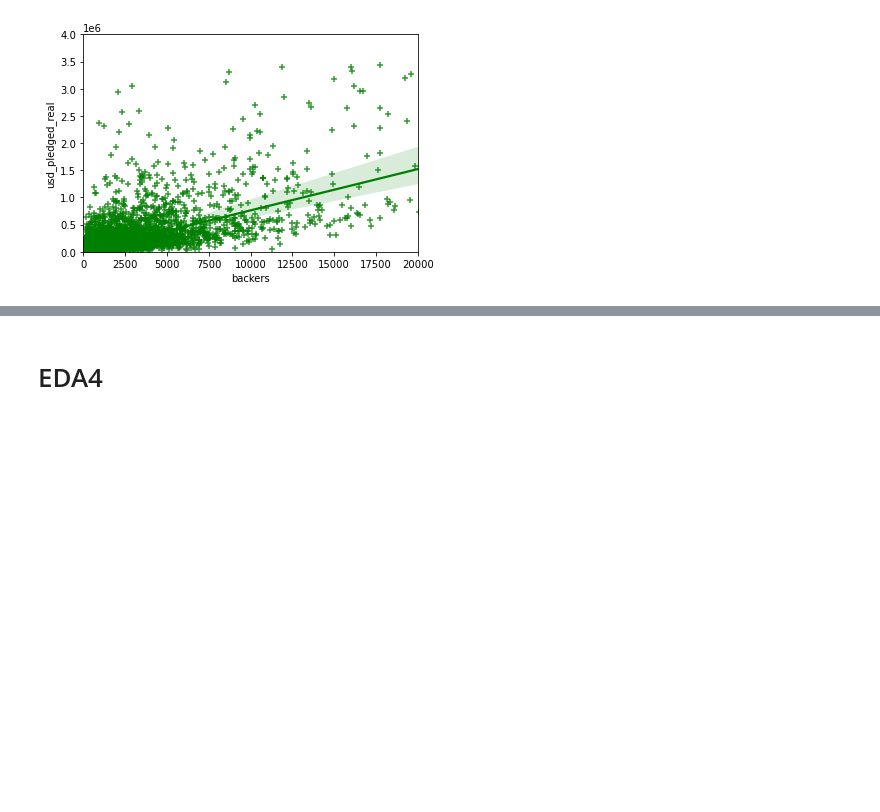
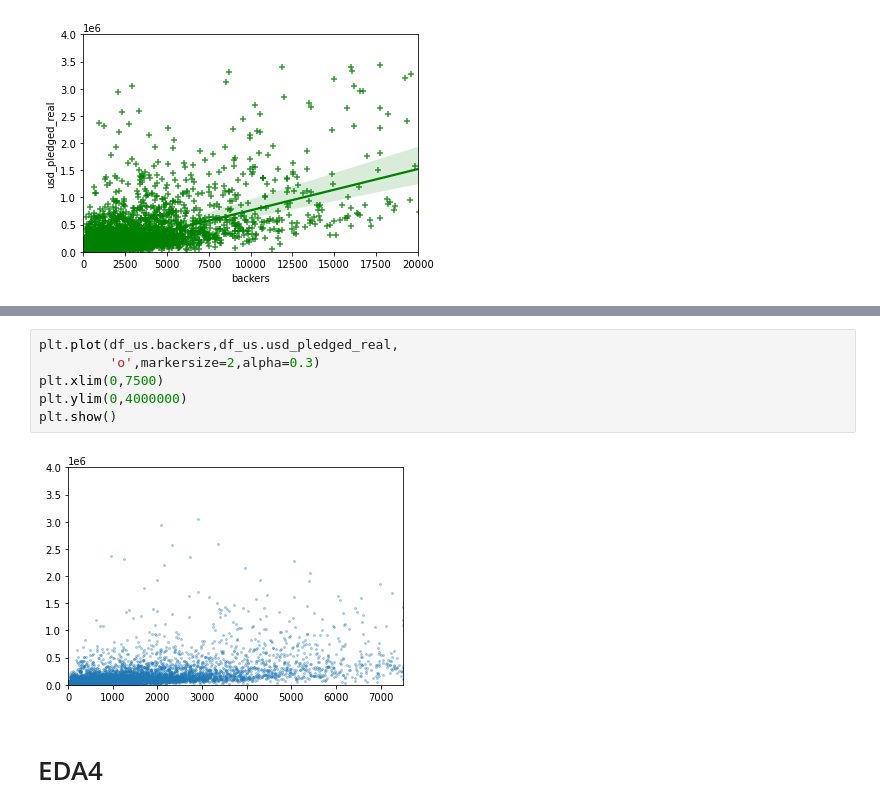
Before and after one commit to TheAidanAu/kickstarter, a Jupyter notebook: EDA2_Kickstaerter.ipynb, the cells around one changed output, grey strips where cells are left out. Saved outputs shown, nothing was run; the diff lists cells and outputs as text; blank space fills up the shorter version.

```diff
--- a/EDA2_Kickstaerter.ipynb
+++ b/EDA2_Kickstaerter.ipynb
@@ -1038,3 +1084,11 @@ plt.ylim(0,4000000)
+# %%
+plt.plot(df_us.backers,df_us.usd_pledged_real,
+         'o',markersize=2,alpha=0.3)
+plt.xlim(0,7500)
+plt.ylim(0,4000000)
+plt.show()
+# %% [output]
+[figure, added]
 # %% [markdown]
 # EDA4
 # %% [markdown]
```
Also changed, not shown: parts of 5 cells of this notebook.
